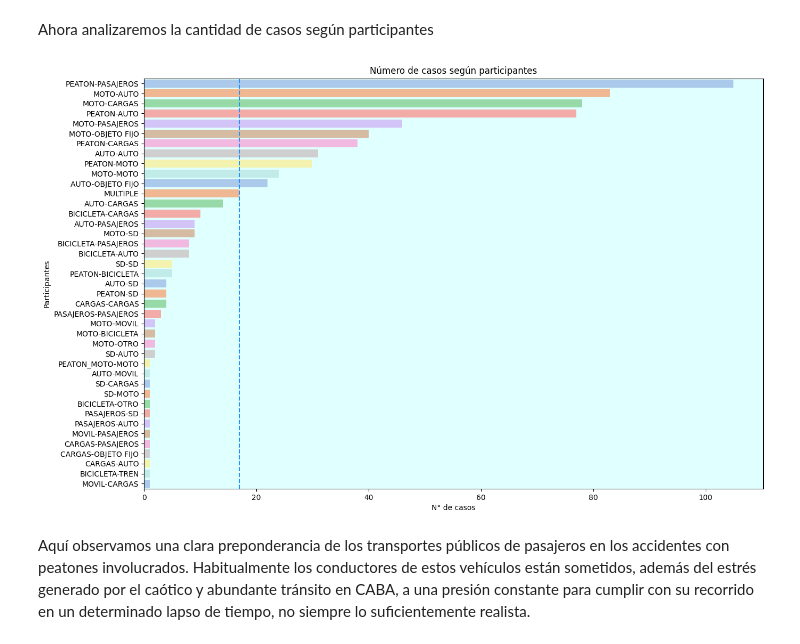
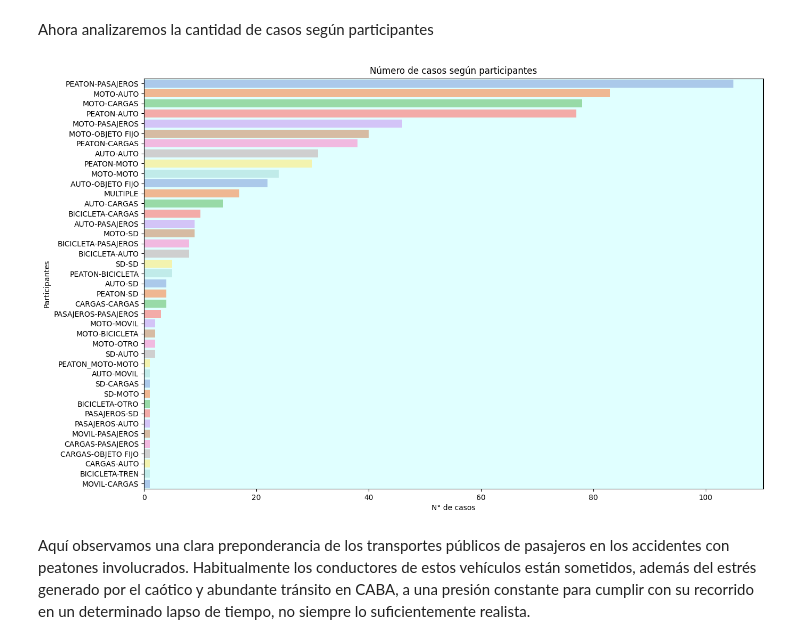
Before and after one commit to horaciomorazzo/PI2---Data-Analytics---Horacio-Morazzo, a Jupyter notebook: eda.ipynb, the cells around one changed output. Cells and saved outputs as stored; diff of their text form; code cells hidden in the pictures.

```diff
--- a/eda.ipynb
+++ b/eda.ipynb
@@ -289,3 +289,22 @@ plt.show()
 Observamos una disminución en 2020 y 2021, coincidentemente con la menor circulación debido a la pandemia.
 # %% [markdown]
 Analizaremos ahora el rol de los acusados respecto a la cantidad de víctimas.
+# %%
+# Calculamos ahora la tasa cada 100.000 habitantes
+
+df = df.assign(TASA = lambda x: 0.032 * x["N_VICTIMAS"])
+df_agrupado = df.groupby('AAAA')['TASA'].sum().reset_index()
+
+# Calculo la media
+media = df_agrupado['TASA'].mean()
+# Crear el gráfico de barras
+
+ax = sns.barplot(y='TASA', x='AAAA', data=df_agrupado, palette= ["blue"] )
+# Agrega una línea horizontal en la posición de la media
+ax.axhline(media, color=l_color, linestyle='--')
+# Rotulo ejes
+ax.set(xlabel='Año', ylabel='Tasa de mortalidad cada 100.000')
+# Defino el título
+ax.set_title('Tasa de mortalidad por año')
+# Muestro el gráfico
+plt.show()
@@ -357,24 +378,22 @@ Ahora analizaremos la cantidad de casos según participantes
 # %%
 # Cuento la cantidad de casos según el rol de la víctima
 df_agrupado = df.groupby('PARTICIPANTES')['N_VICTIMAS'].count().reset_index()
 # Ordeno en forma descendente, para luego graficar en ése orden
 df_agrupado = df_agrupado.sort_values('N_VICTIMAS', ascending=False)
 orden_comunas = df_agrupado['PARTICIPANTES'].values
-# Calculo la media
-media = df_agrupado['N_VICTIMAS'].mean()
+
 # Crear el gráfico de barras
 plt.figure(figsize=(15, 10))
 ax = sns.barplot(x='N_VICTIMAS', y='PARTICIPANTES', data=df_agrupado, order=orden_comunas, palette=a)
-# Agrego una línea horizontal en la posición de la media
-ax.axvline(media, color='#1E90FF', linestyle='--')
+
 # Rotulo ejes
 ax.set(ylabel='Participantes', xlabel='N° de casos')
 # Defino el título
 ax.set_title('Número de casos según participantes')
 # Muestro el gráfico
 
 plt.show()
 # %% [output]
-[figure, old version]
+[figure, new version]
 # %% [markdown]
 Aquí observamos una clara preponderancia de los transportes públicos de pasajeros en los accidentes con peatones involucrados. Habitualmente los conductores de estos vehículos están sometidos, además del estrés generado por el caótico y abundante tránsito en CABA, a una presión constante para cumplir con su recorrido en un determinado lapso de tiempo, no siempre lo suficientemente realista.
```
Also changed, not shown: parts of 4 cells of this notebook, 25 other files.
